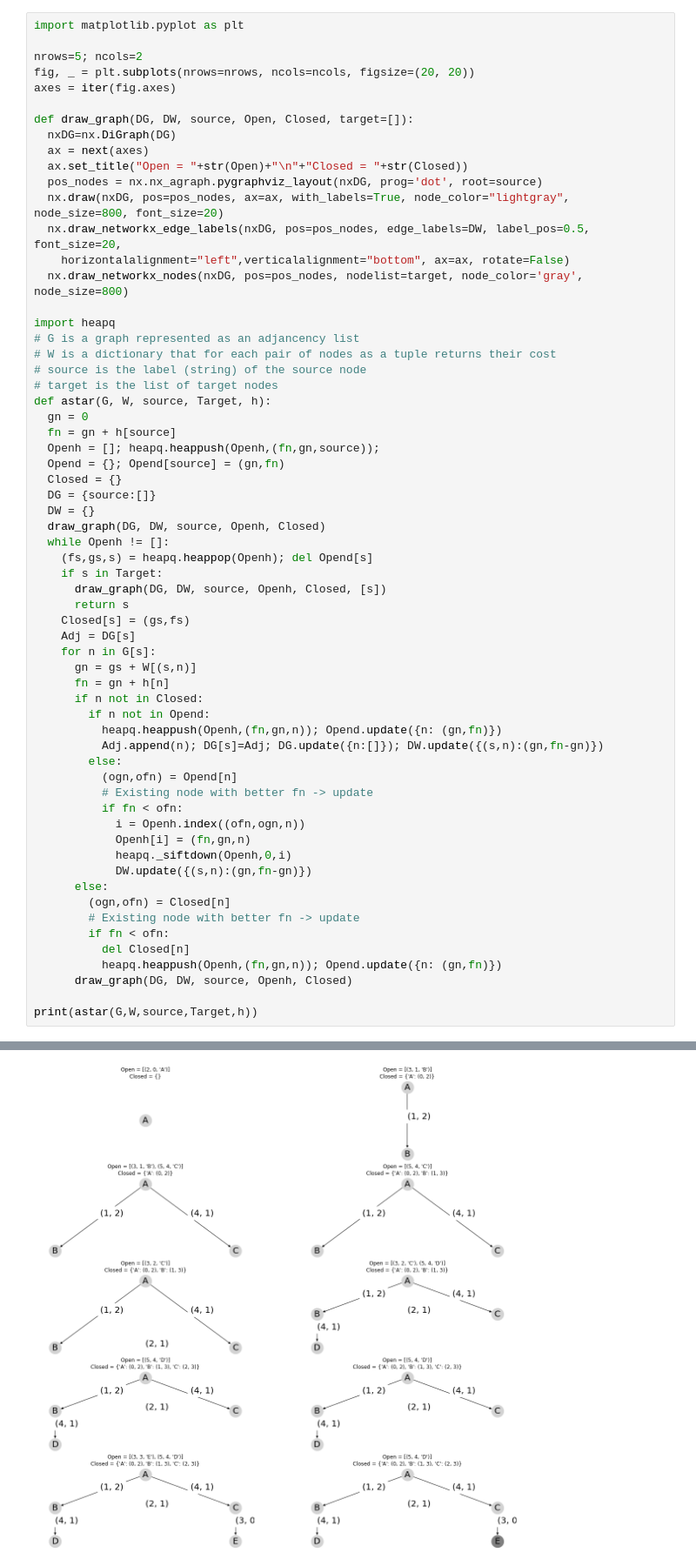
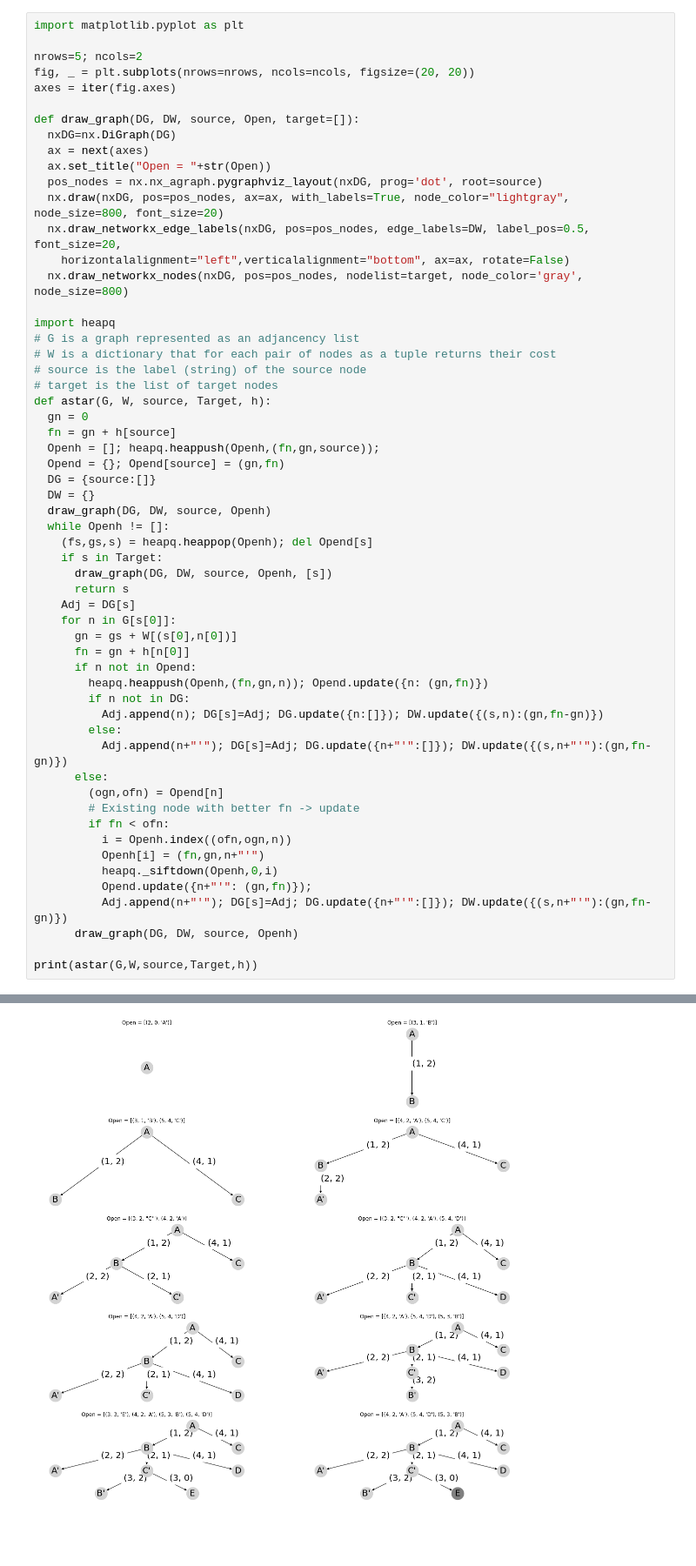
Before and after one commit to jorcisai/SIN, a Jupyter notebook: block1/search/astar-tree.ipynb, the cells around one changed output, grey strips where cells are left out. Shown at 87% size. Drawn from its saved outputs; the diff is of its cells as text; blank space fills up the shorter version.

```diff
--- a/block1/search/astar-tree.ipynb
+++ b/block1/search/astar-tree.ipynb
@@ -36,61 +68,56 @@ nrows=5; ncols=2
 fig, _ = plt.subplots(nrows=nrows, ncols=ncols, figsize=(20, 20))
 axes = iter(fig.axes)
 
-def draw_graph(DG, DW, source, Open, Closed, target=[]):
+def draw_graph(DG, DW, source, Open, target=[]):
   nxDG=nx.DiGraph(DG)
   ax = next(axes)
-  ax.set_title("Open = "+str(Open)+"\n"+"Closed = "+str(Closed))
+  ax.set_title("Open = "+str(Open))
   pos_nodes = nx.nx_agraph.pygraphviz_layout(nxDG, prog='dot', root=source)
   nx.draw(nxDG, pos=pos_nodes, ax=ax, with_labels=True, node_color="lightgray", node_size=800, font_size=20)
   nx.draw_networkx_edge_labels(nxDG, pos=pos_nodes, edge_labels=DW, label_pos=0.5, font_size=20,
     horizontalalignment="left",verticalalignment="bottom", ax=ax, rotate=False)
   nx.draw_networkx_nodes(nxDG, pos=pos_nodes, nodelist=target, node_color='gray', node_size=800)
 
 import heapq
 # G is a graph represented as an adjancency list
 # W is a dictionary that for each pair of nodes as a tuple returns their cost
 # source is the label (string) of the source node
 # target is the list of target nodes
 def astar(G, W, source, Target, h):
   gn = 0
   fn = gn + h[source]
   Openh = []; heapq.heappush(Openh,(fn,gn,source));
   Opend = {}; Opend[source] = (gn,fn)
-  Closed = {}
   DG = {source:[]}
   DW = {}
-  draw_graph(DG, DW, source, Openh, Closed)
+  draw_graph(DG, DW, source, Openh)
   while Openh != []:
     (fs,gs,s) = heapq.heappop(Openh); del Opend[s]
     if s in Target:
-      draw_graph(DG, DW, source, Openh, Closed, [s])
+      draw_graph(DG, DW, source, Openh, [s])
       return s
-    Closed[s] = (gs,fs)
     Adj = DG[s]
-    for n in G[s]:
-      gn = gs + W[(s,n)]
-      fn = gn + h[n]
-      if n not in Closed:
-        if n not in Opend:
-          heapq.heappush(Openh,(fn,gn,n)); Opend.update({n: (gn,fn)})
+    for n in G[s[0]]:
+      gn = gs + W[(s[0],n[0])]
+      fn = gn + h[n[0]]
+      if n not in Opend:
+        heapq.heappush(Openh,(fn,gn,n)); Opend.update({n: (gn,fn)})
+        if n not in DG:
           Adj.append(n); DG[s]=Adj; DG.update({n:[]}); DW.update({(s,n):(gn,fn-gn)})
         else:
-          (ogn,ofn) = Opend[n]
-          # Existing node with better fn -> update
-          if fn < ofn:
-            i = Openh.index((ofn,ogn,n))
-            Openh[i] = (fn,gn,n)
-            heapq._siftdown(Openh,0,i)
-            DW.update({(s,n):(gn,fn-gn)})
+          Adj.append(n+"'"); DG[s]=Adj; DG.update({n+"'":[]}); DW.update({(s,n+"'"):(gn,fn-gn)})
       else:
-        (ogn,ofn) = Closed[n]
+        (ogn,ofn) = Opend[n]
         # Existing node with better fn -> update
         if fn < ofn:
-          del Closed[n]
-          heapq.heappush(Openh,(fn,gn,n)); Opend.update({n: (gn,fn)})
-      draw_graph(DG, DW, source, Openh, Closed)
+          i = Openh.index((ofn,ogn,n))
+          Openh[i] = (fn,gn,n+"'")
+          heapq._siftdown(Openh,0,i)
+          Opend.update({n+"'": (gn,fn)});
+          Adj.append(n+"'"); DG[s]=Adj; DG.update({n+"'":[]}); DW.update({(s,n+"'"):(gn,fn-gn)})
+      draw_graph(DG, DW, source, Openh)
 
 print(astar(G,W,source,Target,h))
 # %% [output]
 E
-[figure, old version]
+[figure, new version]
```
Also changed, not shown: parts of 3 cells of this notebook, 1 other file.
